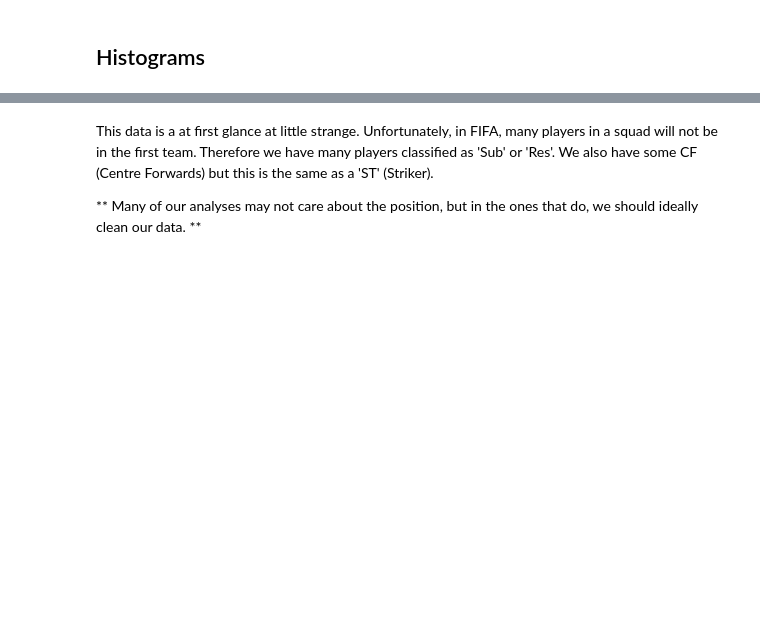
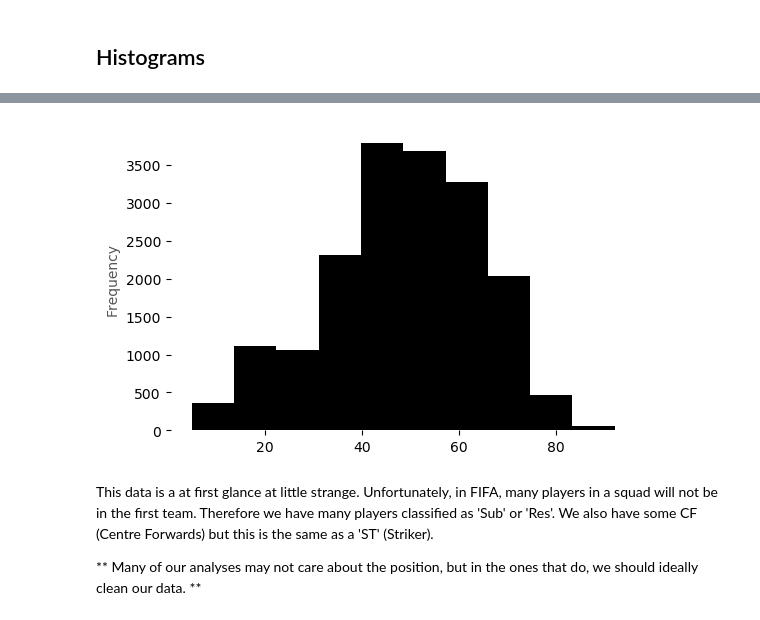
Before and after one commit to eamonnmag/CERN-CSC-2023, a Jupyter notebook: Creating Visualizations with Matplotlib and Seaborn.ipynb, the cells around one changed output, grey strips where cells are left out. Saved outputs shown, nothing was run; the diff lists cells and outputs as text; code cells hidden in the pictures; blank space fills up the shorter version.

```diff
--- a/Creating Visualizations with Matplotlib and Seaborn.ipynb
+++ b/Creating Visualizations with Matplotlib and Seaborn.ipynb
@@ -185,6 +268,8 @@ fifa.hist(bins=20, figsize=(20,20), color='black');
 # %%
 # We can plot the distribution for just one of our features, and also change the number of bins.
-fifa.Penalties.plot(kind='hist', bins=25, color='black');
+fifa.Penalties.plot(kind='hist', bins=10, color='black');
+# %% [output]
+[figure, added]
 # %% [markdown]
 This data is a at first glance at little strange. Unfortunately, in FIFA, many players in a squad will not be in the first team. Therefore we have many players classified as 'Sub' or 'Res'. We also have some CF (Centre Forwards) but this is the same as a 'ST' (Striker).
 
```
Also changed, not shown: parts of 25 cells of this notebook.
